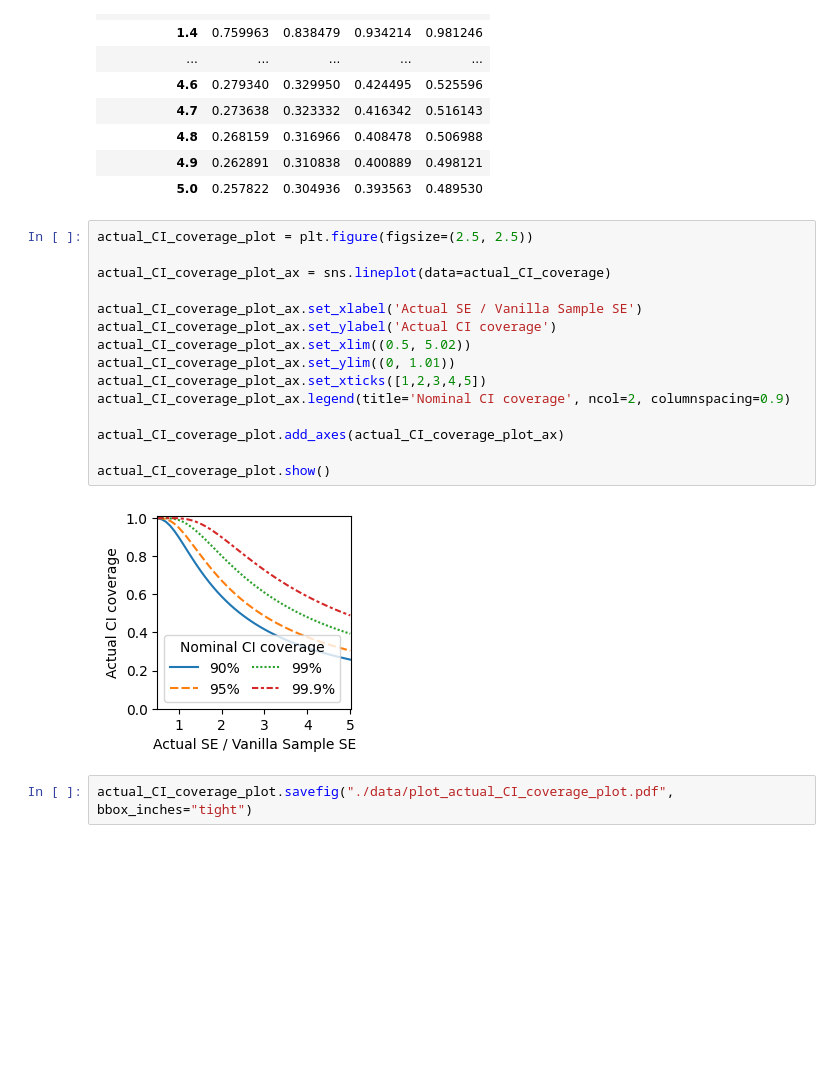
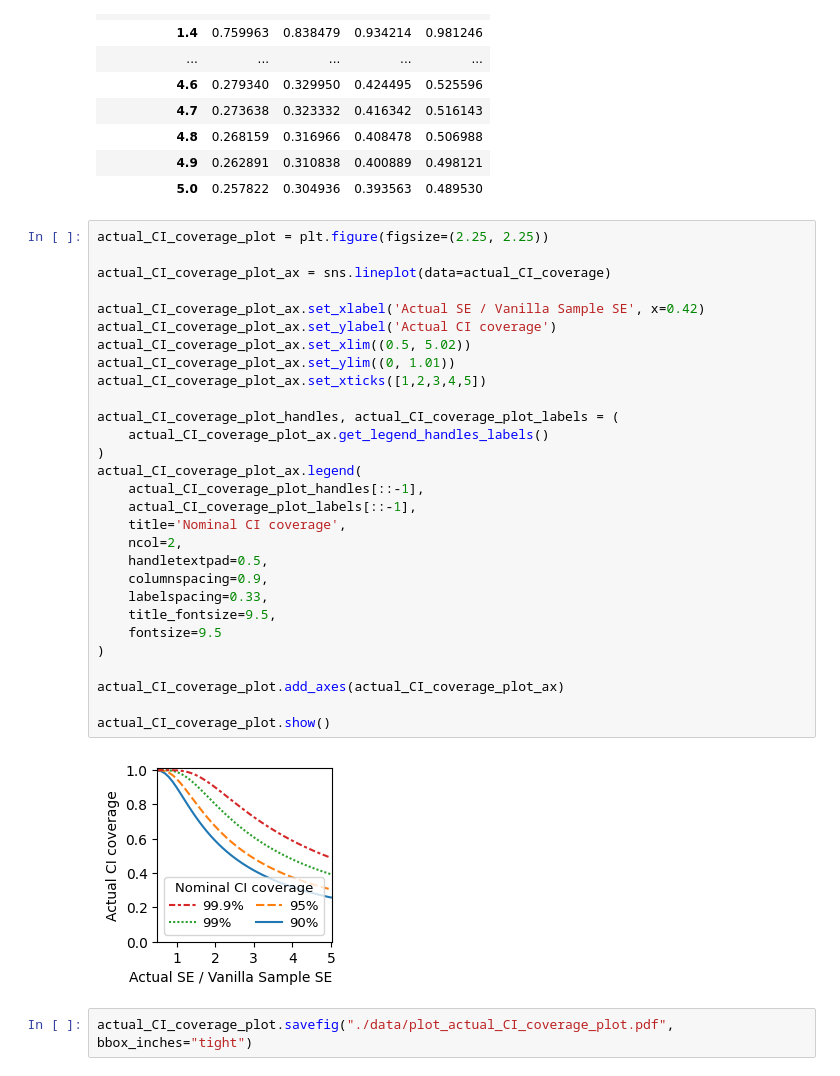
Before and after one commit to liuchbryan/oce-ecomm-abv-calculation, a Jupyter notebook: F04 - Actual Power and CI Coverage.ipynb, the cells around one changed output. Drawn from its saved outputs; the diff is of its cells as text; blank space fills up the shorter version.

```diff
--- a/F04 - Actual Power and CI Coverage.ipynb
+++ b/F04 - Actual Power and CI Coverage.ipynb
@@ -54,22 +54,36 @@ actual_CI_coverage
 | 4.9 | 0.262891 | 0.310838 | 0.400889 | 0.498121 |
 | 5.0 | 0.257822 | 0.304936 | 0.393563 | 0.489530 |
 # %%
-actual_CI_coverage_plot = plt.figure(figsize=(2.5, 2.5))
+actual_CI_coverage_plot = plt.figure(figsize=(2.25, 2.25))
 
 actual_CI_coverage_plot_ax = sns.lineplot(data=actual_CI_coverage)
 
-actual_CI_coverage_plot_ax.set_xlabel('Actual SE / Vanilla Sample SE')
+actual_CI_coverage_plot_ax.set_xlabel('Actual SE / Vanilla Sample SE', x=0.42)
 actual_CI_coverage_plot_ax.set_ylabel('Actual CI coverage')
 actual_CI_coverage_plot_ax.set_xlim((0.5, 5.02))
 actual_CI_coverage_plot_ax.set_ylim((0, 1.01))
 actual_CI_coverage_plot_ax.set_xticks([1,2,3,4,5])
-actual_CI_coverage_plot_ax.legend(title='Nominal CI coverage', ncol=2, columnspacing=0.9)
+
+actual_CI_coverage_plot_handles, actual_CI_coverage_plot_labels = (
+    actual_CI_coverage_plot_ax.get_legend_handles_labels()
+)
+actual_CI_coverage_plot_ax.legend(
+    actual_CI_coverage_plot_handles[::-1],
+    actual_CI_coverage_plot_labels[::-1],
+    title='Nominal CI coverage',
+    ncol=2,
+    handletextpad=0.5,
+    columnspacing=0.9,
+    labelspacing=0.33,
+    title_fontsize=9.5,
+    fontsize=9.5
+)
 
 actual_CI_coverage_plot.add_axes(actual_CI_coverage_plot_ax)
 
 actual_CI_coverage_plot.show()
 # %% [output]
-[figure, old version]
+[figure, new version]
 # %%
 actual_CI_coverage_plot.savefig("./data/plot_actual_CI_coverage_plot.pdf", bbox_inches="tight")
 # %% [markdown]
```
Also changed, not shown: parts of 1 cell of this notebook, 1 other file.
